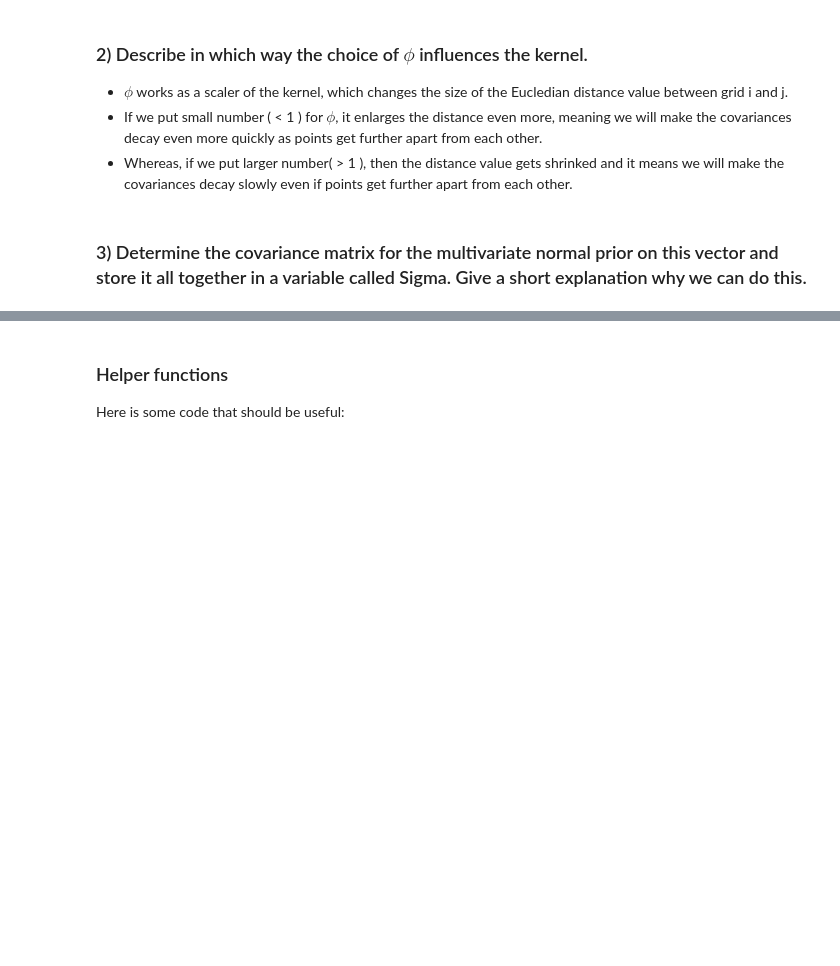
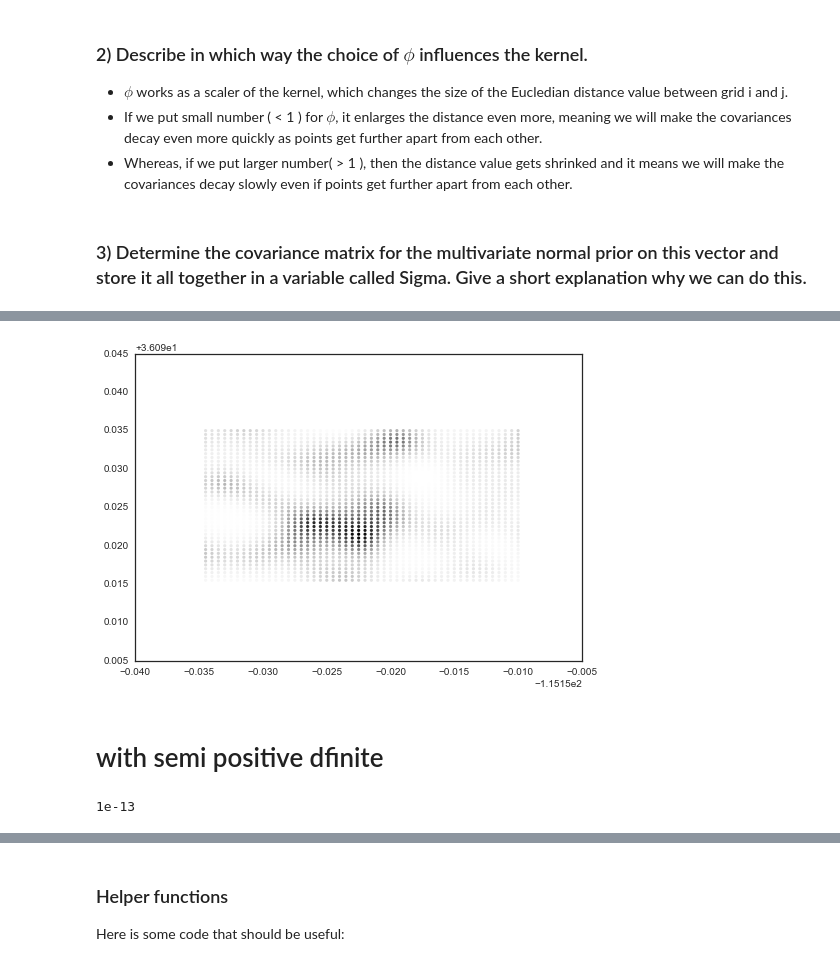
Before and after one commit to jeewon-hwang/AM207_homework_2016, a Jupyter notebook: hw4/AM207_JeewonHwang_HW4.ipynb, the cells around one changed output, grey strips where cells are left out. Saved outputs shown, nothing was run; the diff lists cells and outputs as text; code cells hidden in the pictures; blank space fills up the shorter version.

```diff
--- a/hw4/AM207_JeewonHwang_HW4.ipynb
+++ b/hw4/AM207_JeewonHwang_HW4.ipynb
@@ -176,0 +257,16 @@ len(X)
+# %%
+ess_intensity_surface = np.zeros(M)
+last_ess_alpha_z = np.mean(ess_alpha_z, axis=0)
+alpha = last_ess_alpha_z[0]
+for i in range(M):
+    zi = last_ess_alpha_z[i+1]
+    ess_intensity_surface[i] = np.exp(alpha+zi)
+plot_checkins(ess_intensity_surface)
+# %% [output]
+[figure, added]
+# %% [markdown]
+# with semi positive dfinite
+# %%
+10**(-13)
+# %% [output]
+1e-13
```
Also changed, not shown: parts of 38 cells of this notebook.
